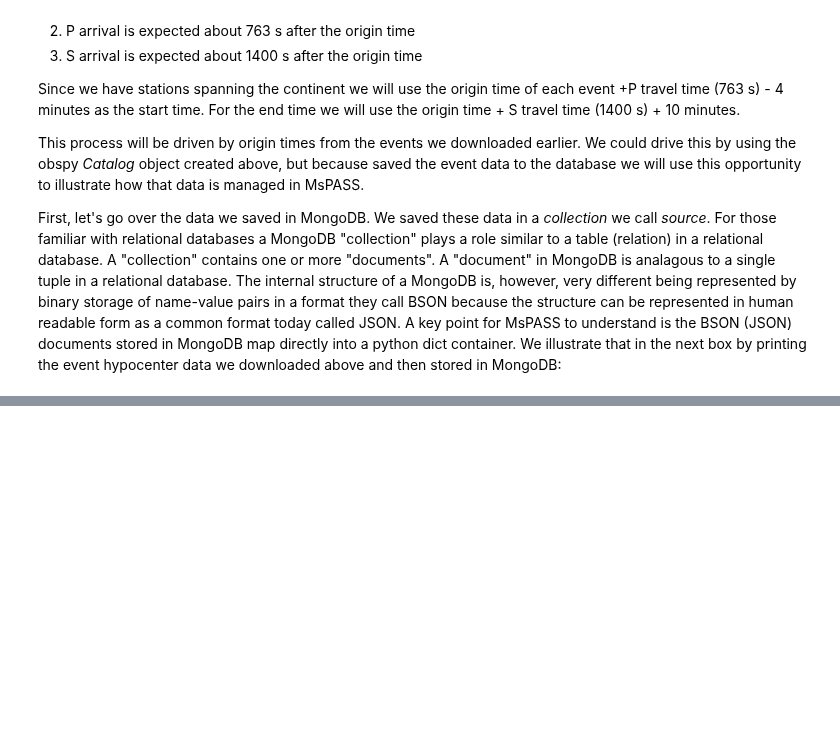
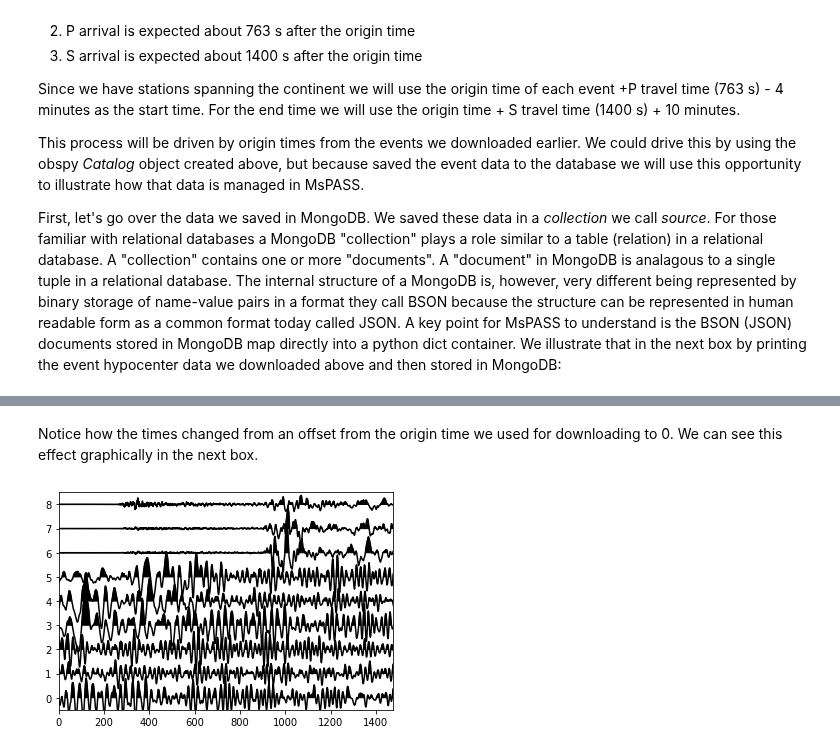
Before and after one commit to mspass-team/mspass_tutorial, a Jupyter notebook: notebooks/getting_started.ipynb, the cells around one changed output, grey strips where cells are left out. Saved outputs shown, nothing was run; the diff lists cells and outputs as text; code cells hidden in the pictures; blank space fills up the shorter version.

```diff
--- a/notebooks/getting_started.ipynb
+++ b/notebooks/getting_started.ipynb
@@ -169,0 +342,6 @@ NameError: name 'dbsource' is not defined
+# %% [markdown]
+Notice how the times changed from an offset from the origin time we used for downloading to 0.   We can see this effect graphically in the next box.
+# %%
+plotter.plot(ensemble)
+# %% [output]
+[figure, added]
```
Also changed, not shown: parts of 28 cells of this notebook.
